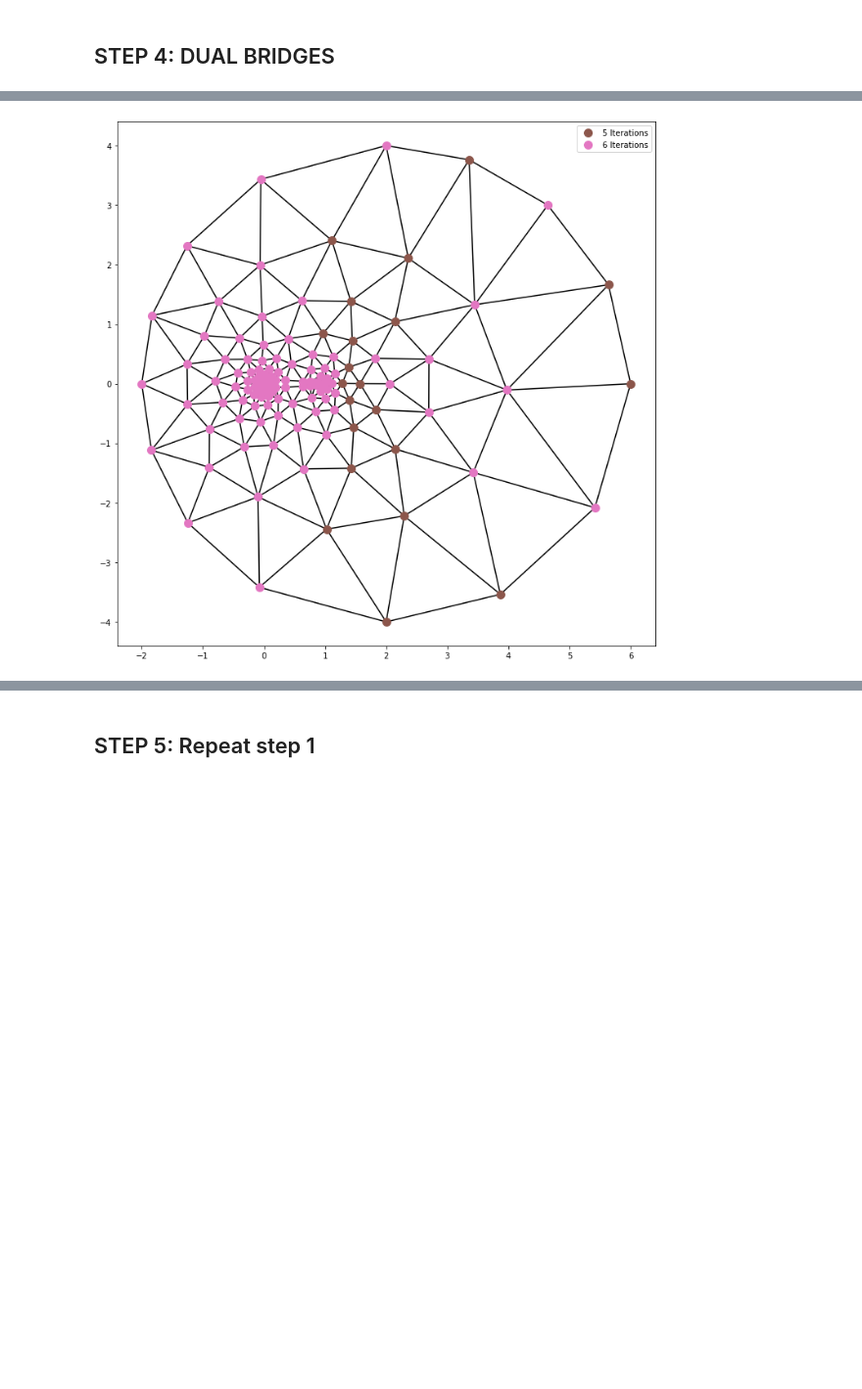
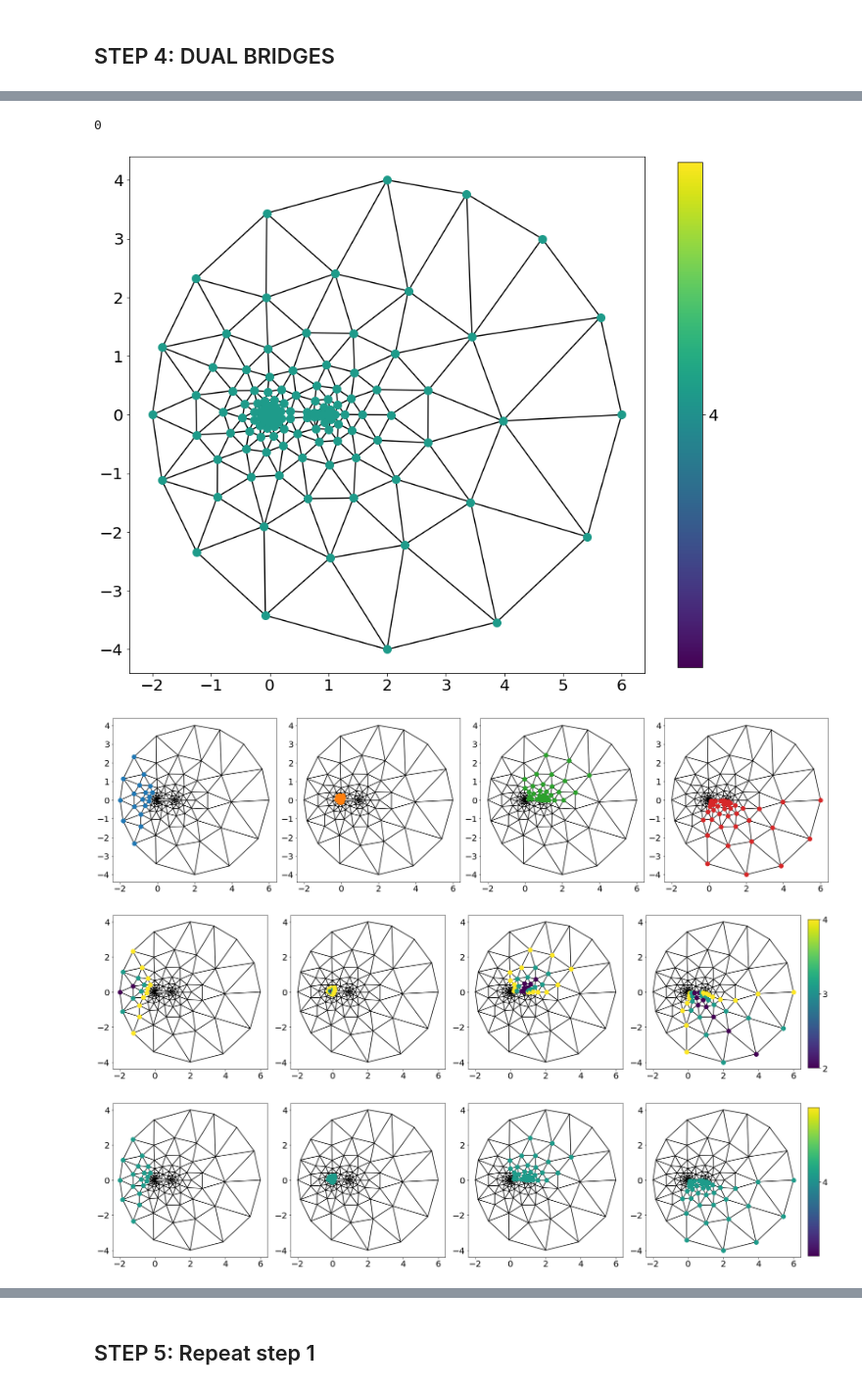
Before and after one commit to moislam1221/parallel-stencil-unstructured, a Jupyter notebook: Swept with advance clean.ipynb, the cells around one changed output, grey strips where cells are left out. Shown at 98% size. Saved outputs shown, nothing was run; the diff lists cells and outputs as text; code cells hidden in the pictures; blank space fills up the shorter version.

Commit message:
Committing current visualization routine. The plan is to remove the imshow style of plotting so both square and airfoil cases will be plotted with mesh.

```diff
--- a/Swept with advance clean.ipynb
+++ b/Swept with advance clean.ipynb
@@ -1414,23 +1936,53 @@ Subdomain 4- DOFs are: {0, 2, 4, 5, 7, 10, 12, 13, 14, 15, 17, 18, 20, 21, 22, 2
+# %%
+def visualizeAndSaveFiguresFinal(territorySetSeedsExpanded, groundLevel, groundLevelBefore, saveFlag = False, imshowStyle = False):
+    # Establish file names
+    groundLevelFile = ""
+    subdomainsFile = ""
+    subdomainsGroundLevelBeforeFile = ""
+    subdomainsGroundLevelAfterFile = ""
+    if saveFlag == True:
+        if airfoilMeshFlag == True:
+            baseName = 'Final_Configuration/final_' + 'seeds' + str(len(seeds)) + '_airfoil'
+        else:
+            baseName = 'Final_Configuration/final_' + 'N' + str(N) + '_' + 'seeds' + str(len(seeds)) + '_square'
+        groundLevelFile = baseName + '_groundLevel.png'
+        subdomainsFile = baseName + '_subdomains.png'
+        subdomainsGroundLevelBeforeFile = baseName + '_subdomainsGroundLevelBefore.png'
+        subdomainsGroundLevelAfterFile = baseName + '_subdomainsGroundLevelAfter.png'
+    # Plot and possibly save figures
+    plotGroundLevel(groundLevel, imshowStyle, groundLevelFile)
+    # Subdomain Plots
+    plotTerritoriesSubdomains(territorySetSeedsExpanded, imshowStyle, subdomainsFile)
+    plotTerritoriesSubdomainsGroundLevel(territorySetSeedsExpanded, groundLevelBefore, imshowStyle, subdomainsGroundLevelBeforeFile)
+    plotTerritoriesSubdomainsGroundLevel(territorySetSeedsExpanded, groundLevel, imshowStyle, subdomainsGroundLevelAfterFile)
+    return 0
 # %%
 # Define number of iterations to perform
 iIter = int(max(groundLevel))
 
+# Expand seed territories
+territorySetSeedsExpanded = expandTerritorySet(territorySetSeeds, neighbors)
+
+# Record ground level before
+groundLevelBefore = groundLevel
+
 # Advance
 if PARALLEL_FLAG == True:
     # Parallel Advance (simulate being on the GPU and partitioning data between shared memory)
-    #groundLevelAllSubdomains = groundLevelPartition(groundLevel, territorySetUpperPyramidal, seeds, neighbors)
-    #groundLevelAllSubdomains = parallelAdvance(groundLevelAllSubdomains, neighbors, territorySetUpperPyramidal, seeds, iIter, neighbors)
     groundLevelAllSubdomains = groundLevelPartition(groundLevel, territorySetUpperPyramidal, territorySetUpperPyramidal, neighbors)
     groundLevelAllSubdomains = parallelAdvance(groundLevelAllSubdomains, neighbors, territorySetUpperPyramidal, territorySetUpperPyramidal, iIter, neighbors)
     groundLevel = groundLevelCombine(groundLevel, groundLevelAllSubdomains, territorySetUpperPyramidal)
 else:
     iIter, territories, stopper, fronts = advance(seeds, 0, groundLevel)
     groundLevel = frontsToGroundLevel(fronts)
-
-# Plot Ground Level
-if airfoilMeshFlag == True:
-    plotGroundLevelAirfoil(groundLevel)
-else:
-    plotGroundLevel(groundLevel, N)
-# %% [output]
-[figure, removed]
+# %%
+# Plot Ground Level
+
+# Final Visualization and save files if desired
+visualizeAndSaveFiguresFinal(territorySetSeedsExpanded, groundLevel, groundLevelBefore, saveFlag = saveFiguresFlag, imshowStyle = imshowFlag)
+# %% [output]
+0
+[figure, added]
+[figure, added]
+[figure, added]
+[figure, added]
```
Also changed, not shown: parts of 35 cells of this notebook.
